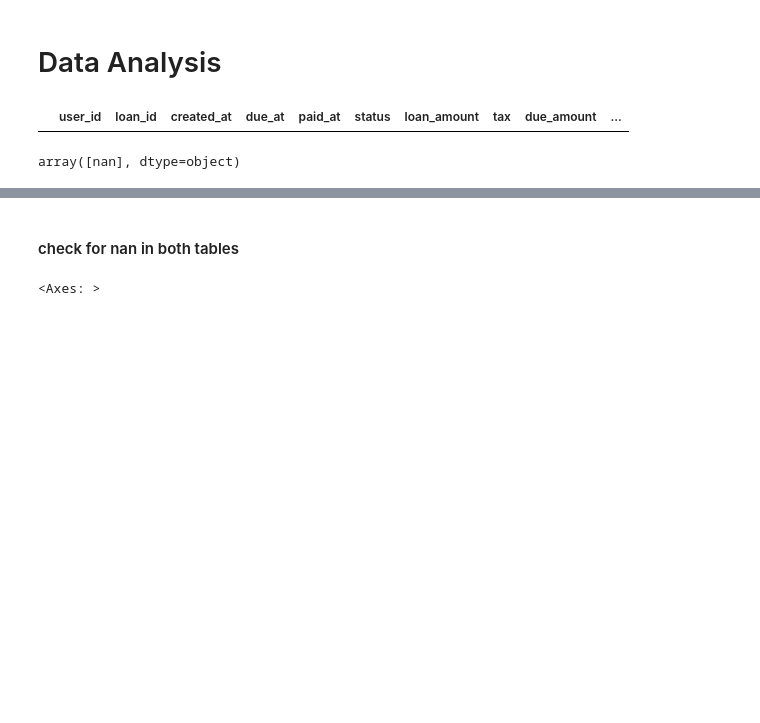
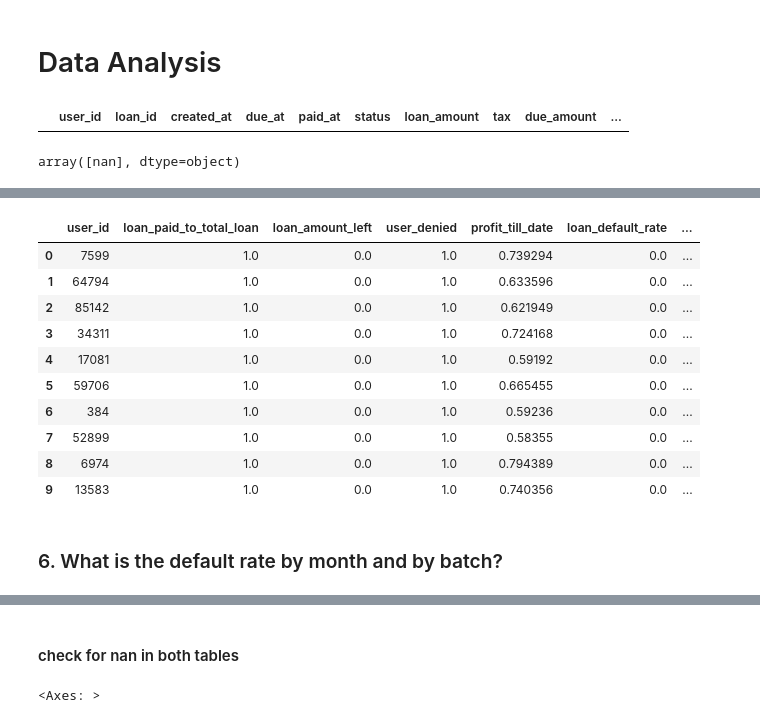
Before and after one commit to anantjain45823/Loan-and-client-data-analysis, a Jupyter notebook: lending_analysis.ipynb, the cells around one changed output, grey strips where cells are left out. Saved outputs shown, nothing was run; the diff lists cells and outputs as text; code cells hidden in the pictures; blank space fills up the shorter version.

```diff
--- a/lending_analysis.ipynb
+++ b/lending_analysis.ipynb
@@ -104,0 +530,13 @@ array([nan], dtype=object)
+# %%
+x = interest_to_default_rate_table['client_interest_rate']
+y = interest_to_default_rate_table['default_rate']
+
+plt.plot(x, y)
+
+# Add labels and title
+plt.xlabel('Interest Rate')
+plt.ylabel('Default Rate')
+plt.title('Interest Rate vs Default Rate')
+
+# Display the plot
+plt.show()
@@ -104,0 +678,15 @@ array([nan], dtype=object)
+# %%
+# Following table will help us to know best 10 customers by using basic filtering for best customers
+    # For best customers basic conditions would be
+            # user_denied = 0 i.e. user status is not denied
+            # loan_default_rate = 0.0 i.e. no loans resulted in default
+            # loan_paid_to_total_loan > 0.7 i.e. more than 70% of loan amount is paid currently
+            # profit_till_date > 0.3 i.e. ensures profit should be greater than 30% clients
+upper_users_df = normalized_users_df[(normalized_users_df['profit_till_date']>0.3) & (normalized_users_df['loan_default_rate']==0) & (normalized_users_df['user_denied'] == 1.0) & (normalized_users_df['loan_paid_to_total_loan'] > 0.7 )]
+    # Applying weights
+        # `average_loan_repayment_time` is inversely proportional to customer quality. hence weight => -1
+        # `loan_repaid_to_total_loan`, `actual_profit_till_date` is directly proportional to customer quality
+upper_users_df['quality'] = upper_users_df['average_loan_repayment_time'] * -1 + upper_users_df['profit_till_date']  + upper_users_df['loan_paid_to_total_loan']
+print("*** Best 10 Customers ***")
+upper_users_df = upper_users_df.sort_values(by='quality', ascending=False).head(10).reset_index()
+print(upper_users_df['user_id'])
@@ -104,0 +720,16 @@ array([nan], dtype=object)
+# %%
+upper_users_df
+# %% [output]
+|  | user_id | loan_paid_to_total_loan | loan_amount_left | user_denied | profit_till_date | loan_default_rate | ... |
+| 0 | 7599 | 1.0 | 0.0 | 1.0 | 0.739294 | 0.0 | ... |
+| 1 | 64794 | 1.0 | 0.0 | 1.0 | 0.633596 | 0.0 | ... |
+| 2 | 85142 | 1.0 | 0.0 | 1.0 | 0.621949 | 0.0 | ... |
+| 3 | 34311 | 1.0 | 0.0 | 1.0 | 0.724168 | 0.0 | ... |
+| 4 | 17081 | 1.0 | 0.0 | 1.0 | 0.59192 | 0.0 | ... |
+| 5 | 59706 | 1.0 | 0.0 | 1.0 | 0.665455 | 0.0 | ... |
+| 6 | 384 | 1.0 | 0.0 | 1.0 | 0.59236 | 0.0 | ... |
+| 7 | 52899 | 1.0 | 0.0 | 1.0 | 0.58355 | 0.0 | ... |
+| 8 | 6974 | 1.0 | 0.0 | 1.0 | 0.794389 | 0.0 | ... |
+| 9 | 13583 | 1.0 | 0.0 | 1.0 | 0.740356 | 0.0 | ... |
+# %% [markdown]
+### 6. What is the default rate by month and by batch?
```
Also changed, not shown: parts of 128 cells of this notebook.
